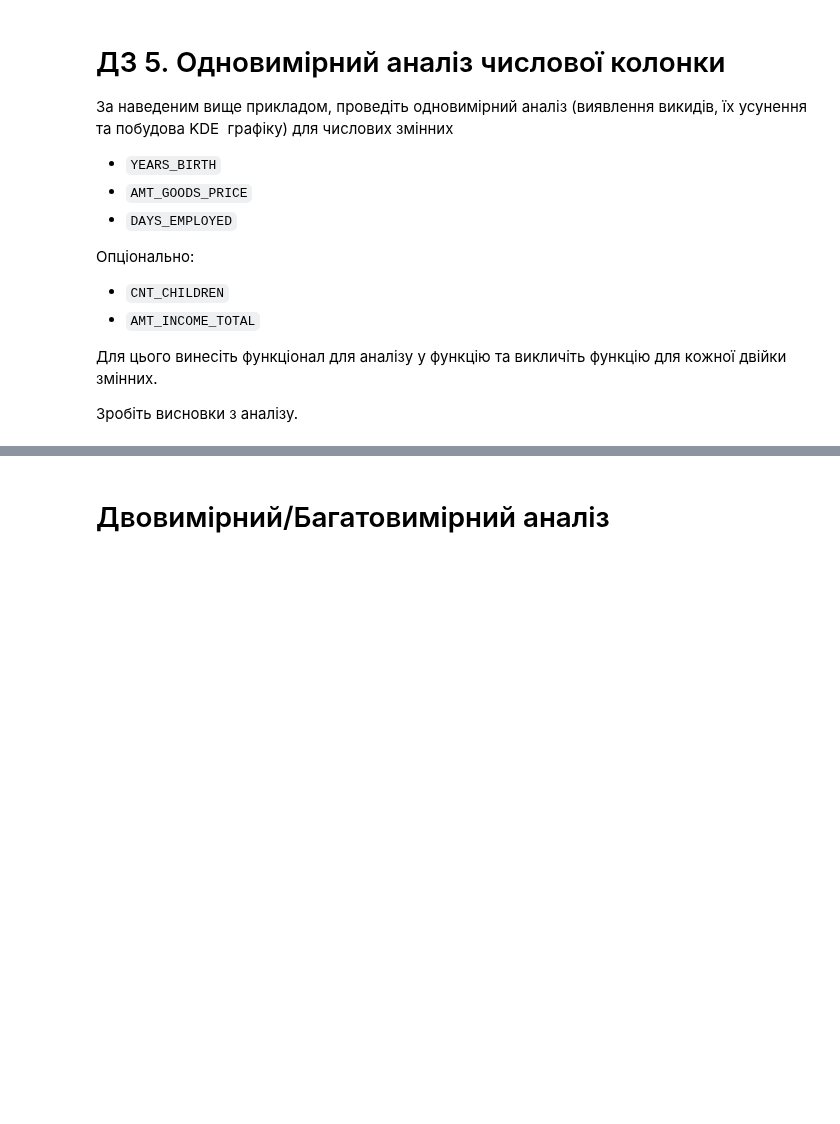
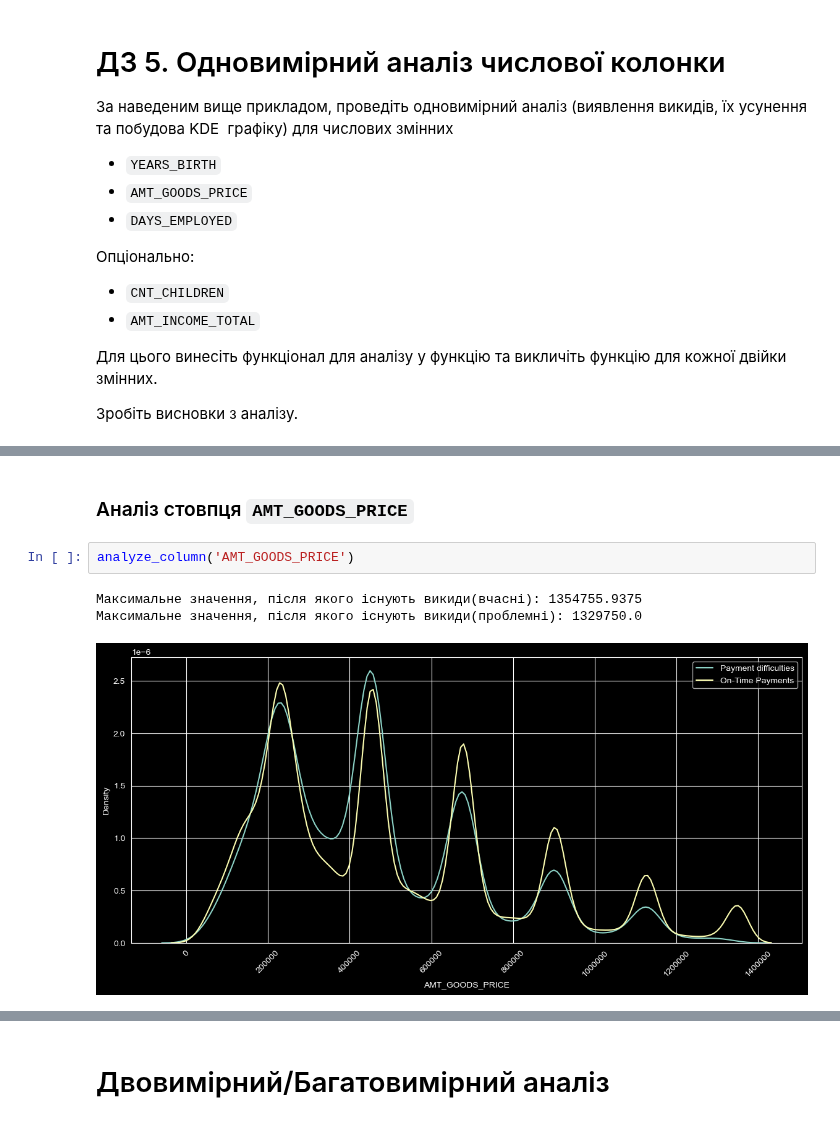
Before and after one commit to maryna-hliebova/machine-learning, a Jupyter notebook: notebooks/eta/HW_1_2_Credit_EDA.ipynb, the cells around one changed output, grey strips where cells are left out. Cells and saved outputs as stored; diff of their text form; blank space fills up the shorter version.

```diff
--- a/notebooks/eta/HW_1_2_Credit_EDA.ipynb
+++ b/notebooks/eta/HW_1_2_Credit_EDA.ipynb
@@ -1993,0 +2105,8 @@ kde_no_outliers(df0, df1, Max_value0, Max_value1, 'AMT_CREDIT')
+# %% [markdown]
+### Аналіз стовпця `AMT_GOODS_PRICE`
+# %%
+analyze_column('AMT_GOODS_PRICE')
+# %% [output]
+Максимальне значення, після якого існують викиди(вчасні): 1354755.9375
+Максимальне значення, після якого існують викиди(проблемні): 1329750.0
+[figure, added]
```
Also changed, not shown: parts of 37 cells of this notebook.
